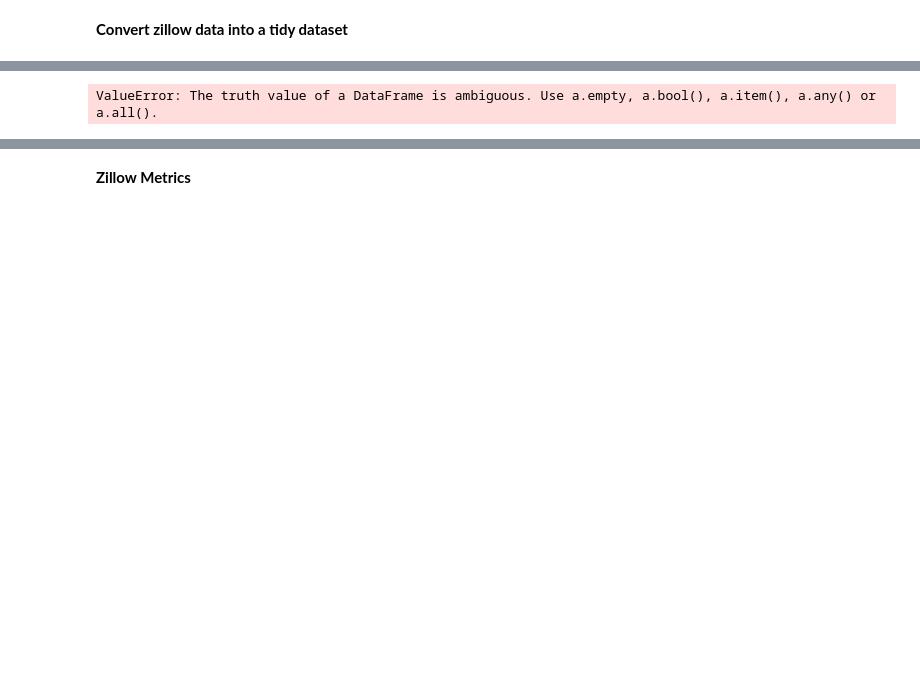
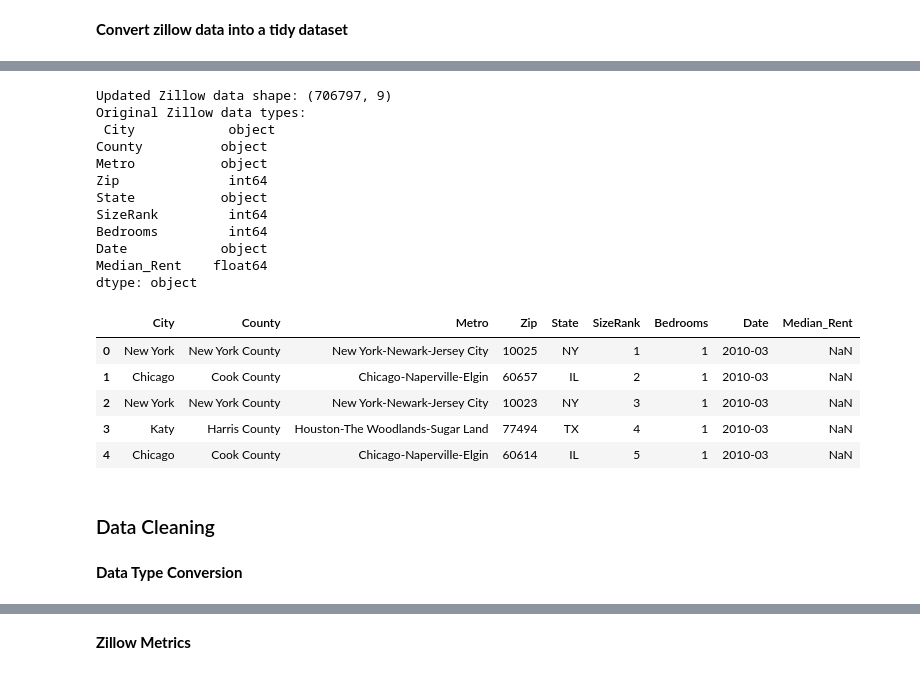
Before and after one commit to KishenSharma6/Airbnb-SF, a Jupyter notebook: Project Codes/02. Data Cleaning Scripts/12_29_2019_Zillow_Cleaning.ipynb, the cells around one changed output, grey strips where cells are left out. Cells and saved outputs as stored; diff of their text form; code cells hidden in the pictures; blank space fills up the shorter version.

```diff
--- a/Project Codes/02. Data Cleaning Scripts/12_29_2019_Zillow_Cleaning.ipynb
+++ b/Project Codes/02. Data Cleaning Scripts/12_29_2019_Zillow_Cleaning.ipynb
@@ -84,17 +79,30 @@ There appears to be some string values in RegionName, SizeRank, Date, and Price_
-# %%
-#Pull rows that contain string in region name and remove
-zillow.drop(zillow[zillow['RegionName'].str.contains('[A-Za-z]')].index,inplace=True)
-
-#Create list of cols to convert into numeric
-cols = ['RegionName', 'SizeRank', 'Price_SqrFt']
-
-
-#Set data types
-zillow.Date= zillow.Date.astype('datetime64[ns]')
-zillow[cols] = zillow[cols].apply(pd.to_numeric, errors='coerce')
-# %% [output]
-ValueError: The truth value of a DataFrame is ambiguous. Use a.empty, a.bool(), a.item(), a.any() or a.all().
 # %%
-#Print updated shape and dtypes of zillow data
-print('Updated zillow data shape:',zillow.shape)
-print('Zillow data types: \n', zillow.dtypes)
+#Print updated shape and data types
+print('Updated Zillow data shape:',zillow.shape)
+print('Original Zillow data types: \n', zillow.dtypes)
+
+#Preview updated data
+display(zillow.head())
+# %% [output]
+Updated Zillow data shape: (706797, 9)
+Original Zillow data types:
+ City            object
+County          object
+Metro           object
+Zip              int64
+State           object
+SizeRank         int64
+Bedrooms         int64
+Date            object
+Median_Rent    float64
+dtype: object
+|  | City | County | Metro | Zip | State | SizeRank | Bedrooms | Date | Median_Rent |
+| 0 | New York | New York County | New York-Newark-Jersey City | 10025 | NY | 1 | 1 | 2010-03 | NaN |
+| 1 | Chicago | Cook County | Chicago-Naperville-Elgin | 60657 | IL | 2 | 1 | 2010-03 | NaN |
+| 2 | New York | New York County | New York-Newark-Jersey City | 10023 | NY | 3 | 1 | 2010-03 | NaN |
+| 3 | Katy | Harris County | Houston-The Woodlands-Sugar Land | 77494 | TX | 4 | 1 | 2010-03 | NaN |
+| 4 | Chicago | Cook County | Chicago-Naperville-Elgin | 60614 | IL | 5 | 1 | 2010-03 | NaN |
+# %% [markdown]
+### Data Cleaning
+# %% [markdown]
+**Data Type Conversion**
```
Also changed, not shown: parts of 14 cells of this notebook.
